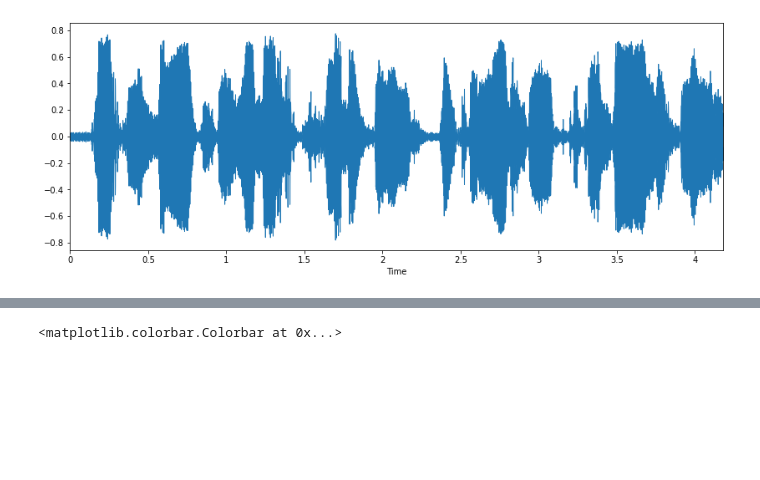
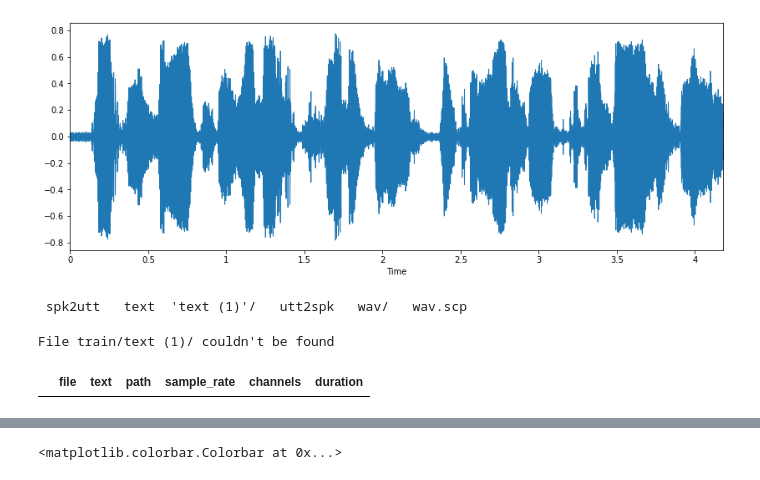
Before and after one commit to nebasam/Week-4, a Jupyter notebook: data_process.ipynb, the cells around one changed output, grey strips where cells are left out. Drawn from its saved outputs; the diff is of its cells as text; code cells hidden in the pictures; blank space fills up the shorter version.

```diff
--- a/data_process.ipynb
+++ b/data_process.ipynb
@@ -83,3 +80,7 @@ librosa.display.waveplot(samples, sr=sample_rate)
 #@title Loading another sample
 # %%
 #@title Generating MetaData
+# %%
+ls
+# %% [output]
+ spk2utt   text  'text (1)'/   utt2spk   wav/   wav.scp
@@ -86 +89,6 @@ librosa.display.waveplot(samples, sr=sample_rate)
+# %%
+meta_data.generate_meta_data()
+# %% [output]
+File train/text (1)/ couldn't be found
+|  | file | text | path | sample_rate | channels | duration |
 # %%
```
Also changed, not shown: parts of 13 cells of this notebook.
